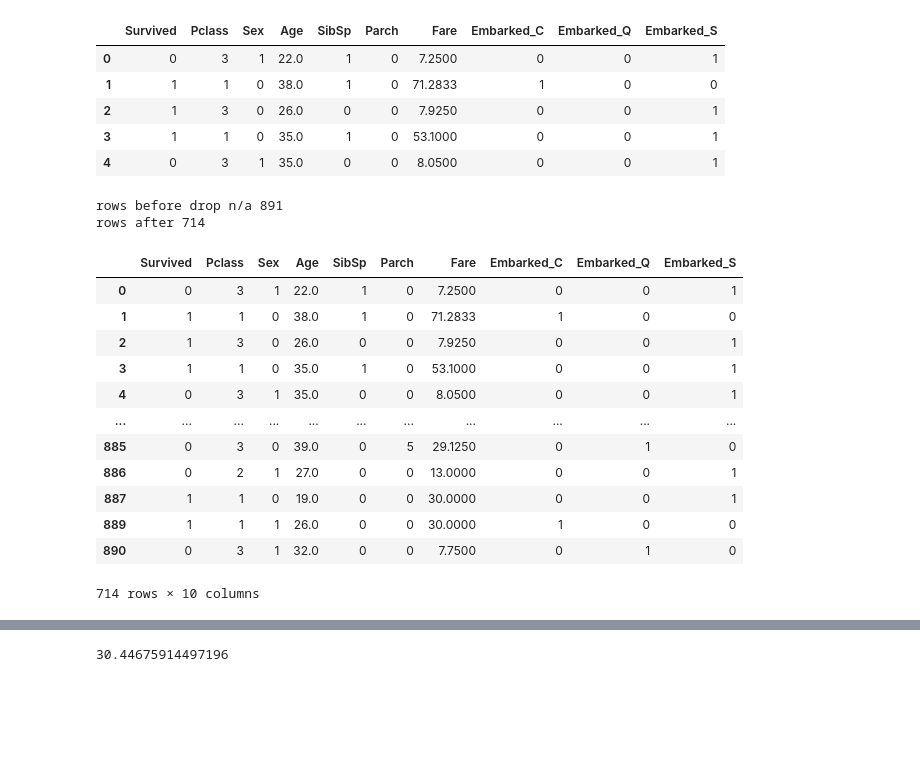
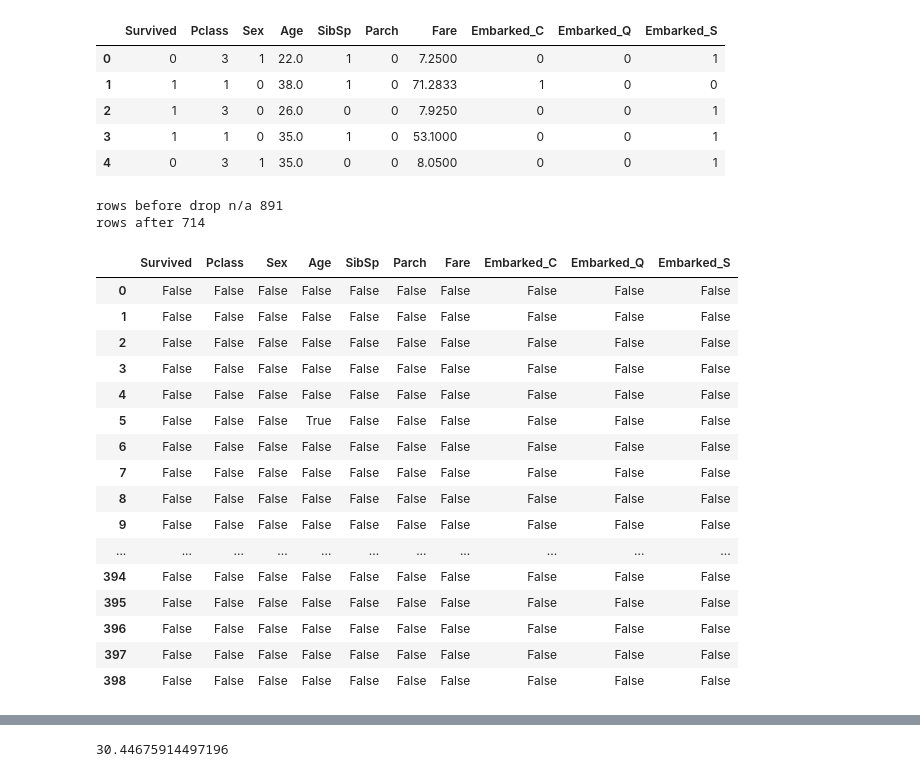
Before and after one commit to Kornvalles/dat4sem2020spring-python, a Jupyter notebook: notebooks/10-4-2 Clustering Titanic eample.ipynb, the cells around one changed output, grey strips where cells are left out. Drawn from its saved outputs; the diff is of its cells as text; code cells hidden in the pictures; blank space fills up the shorter version.

```diff
--- a/notebooks/10-4-2 Clustering Titanic eample.ipynb
+++ b/notebooks/10-4-2 Clustering Titanic eample.ipynb
@@ -75,23 +75,31 @@ titanic_data.head()
 # %%
 # Find missing values in the data and drop those rows:
 print('rows before drop n/a',len(titanic_data))
-missing = titanic_data[titanic_data.isnull().any(axis=1)]
+bool_matrix = titanic_data.isnull() # dataframe with True and False values for each cell in the titanic_data
+only_null_filter = bool_matrix.any(axis=1) # is there a True value in any column in each row. returns a pandas Series with index matching index of titcanic dataframe
+missing = titanic_data[only_null_filter] # show all rows that has one or more null values
 titanic_data = titanic_data.dropna()
 print('rows after',len(titanic_data))
 titanic_data
+pd.options.display.max_rows = None # let me see all rows in the dataframe (can be used with columns too)
+bool_matrix
 # %% [output]
 rows before drop n/a 891
 rows after 714
 |  | Survived | Pclass | Sex | Age | SibSp | Parch | Fare | Embarked_C | Embarked_Q | Embarked_S |
-| 0 | 0 | 3 | 1 | 22.0 | 1 | 0 | 7.2500 | 0 | 0 | 1 |
-| 1 | 1 | 1 | 0 | 38.0 | 1 | 0 | 71.2833 | 1 | 0 | 0 |
-| 2 | 1 | 3 | 0 | 26.0 | 0 | 0 | 7.9250 | 0 | 0 | 1 |
-| 3 | 1 | 1 | 0 | 35.0 | 1 | 0 | 53.1000 | 0 | 0 | 1 |
-| 4 | 0 | 3 | 1 | 35.0 | 0 | 0 | 8.0500 | 0 | 0 | 1 |
+| 0 | False | False | False | False | False | False | False | False | False | False |
+| 1 | False | False | False | False | False | False | False | False | False | False |
+| 2 | False | False | False | False | False | False | False | False | False | False |
+| 3 | False | False | False | False | False | False | False | False | False | False |
+| 4 | False | False | False | False | False | False | False | False | False | False |
+| 5 | False | False | False | True | False | False | False | False | False | False |
+| 6 | False | False | False | False | False | False | False | False | False | False |
+| 7 | False | False | False | False | False | False | False | False | False | False |
+| 8 | False | False | False | False | False | False | False | False | False | False |
+| 9 | False | False | False | False | False | False | False | False | False | False |
 | ... | ... | ... | ... | ... | ... | ... | ... | ... | ... | ... |
-| 885 | 0 | 3 | 0 | 39.0 | 0 | 5 | 29.1250 | 0 | 1 | 0 |
-| 886 | 0 | 2 | 1 | 27.0 | 0 | 0 | 13.0000 | 0 | 0 | 1 |
-| 887 | 1 | 1 | 0 | 19.0 | 0 | 0 | 30.0000 | 0 | 0 | 1 |
-| 889 | 1 | 1 | 1 | 26.0 | 0 | 0 | 30.0000 | 1 | 0 | 0 |
-| 890 | 0 | 3 | 1 | 32.0 | 0 | 0 | 7.7500 | 0 | 1 | 0 |
+| 394 | False | False | False | False | False | False | False | False | False | False |
+| 395 | False | False | False | False | False | False | False | False | False | False |
+| 396 | False | False | False | False | False | False | False | False | False | False |
+| 397 | False | False | False | False | False | False | False | False | False | False |
+| 398 | False | False | False | False | False | False | False | False | False | False |
-714 rows × 10 columns
```
Also changed, not shown: parts of 1 cell of this notebook, 2 other files.
